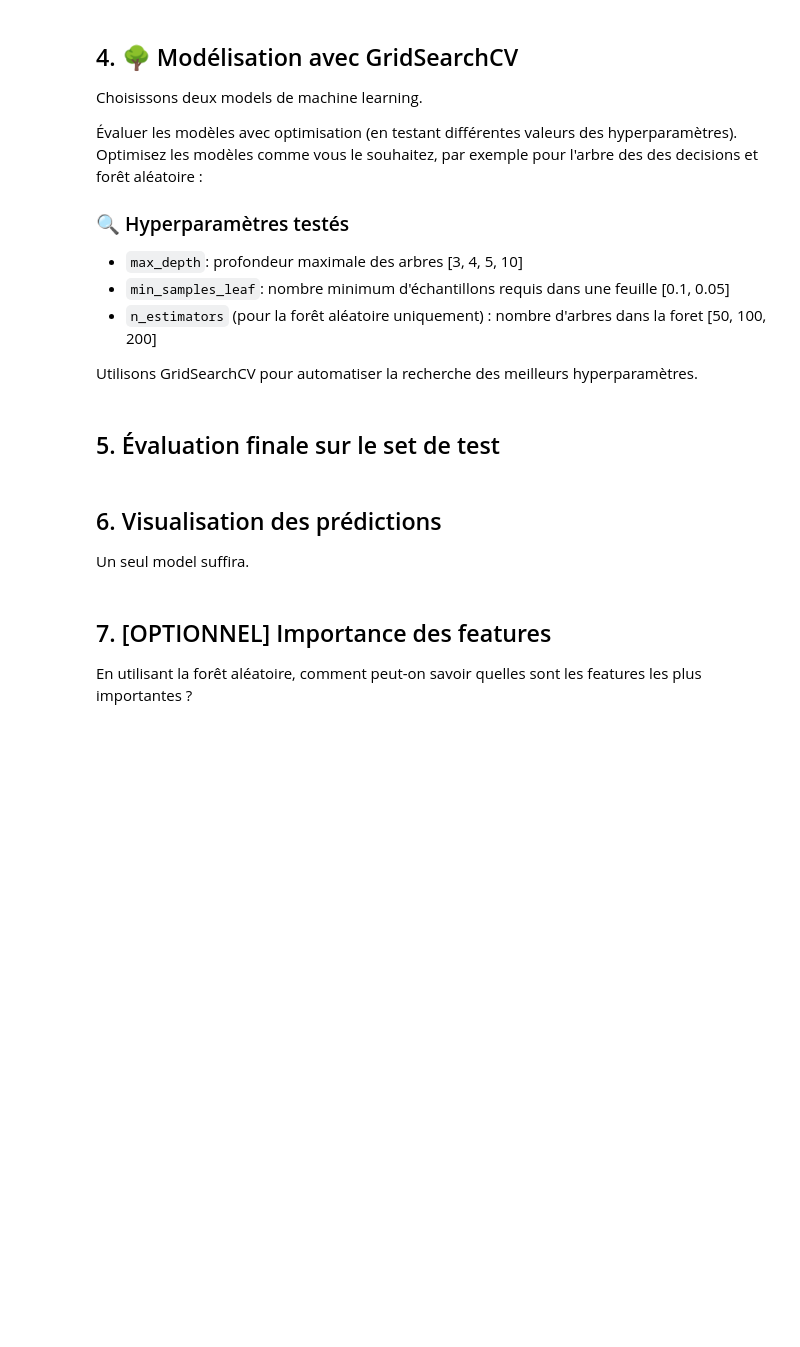
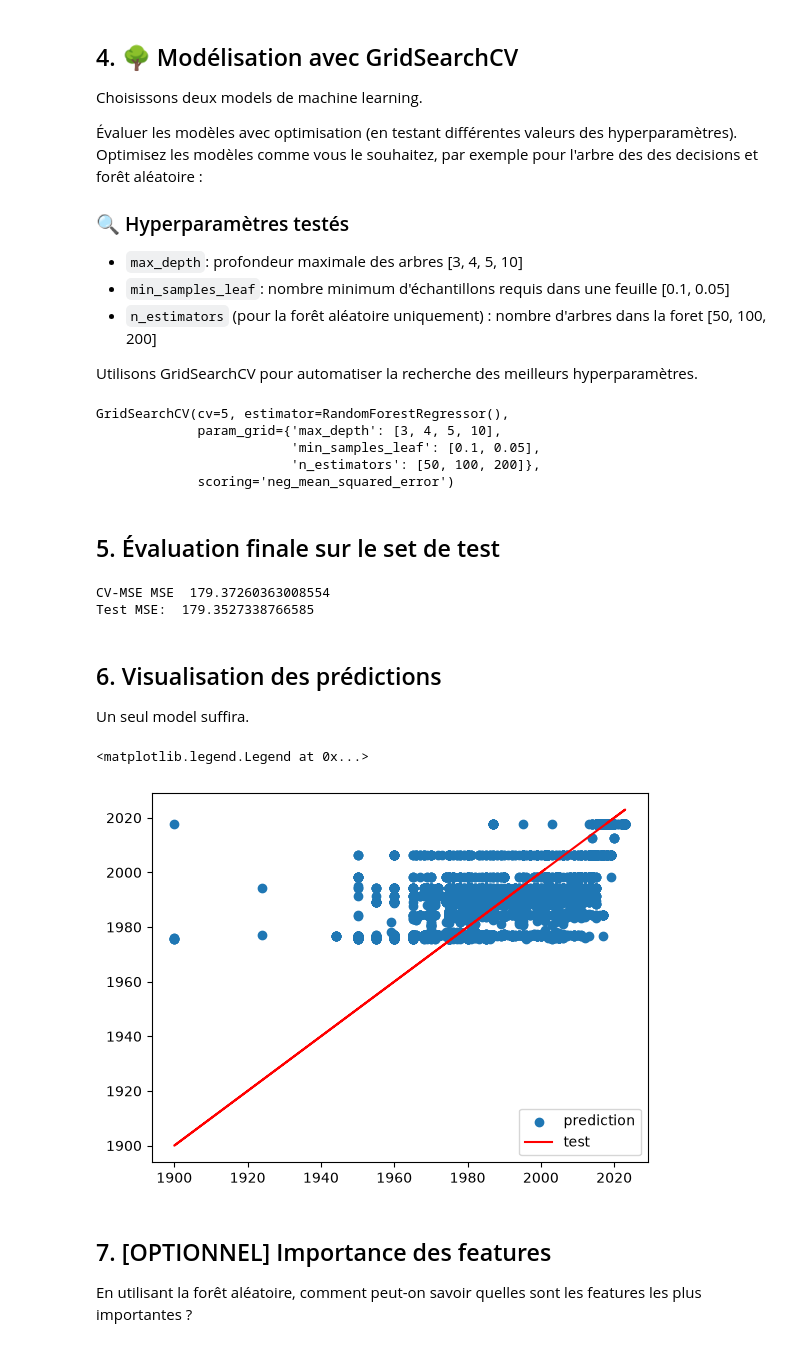
Before and after one commit to srcccninta/ML1, a Jupyter notebook: Notebooks/ML12_GridSearch_RandomForest.ipynb, the cells around one changed output. Cells and saved outputs as stored; diff of their text form; code cells hidden in the pictures; blank space fills up the shorter version.

```diff
--- a/Notebooks/ML12_GridSearch_RandomForest.ipynb
+++ b/Notebooks/ML12_GridSearch_RandomForest.ipynb
@@ -20,0 +61,16 @@ Avant d'optimiser les hyperparamètres, évaluons un modèle avec les paramètre
+# %%
+# Validation croisée initiale sans optimisation des hyperparamètres
+# On peut aussi imprimer les scores MSE ou MAE de chaque cross-validation.
+
+model_0 = RandomForestRegressor(max_depth=5)
+model_0.fit(X_prepared, y_train)
+
+# predict y values for testing data set
+y_pred_test = cross_val_predict(model_0, X_test_prepared, y_test, cv = 5)
+mse_test = mean_squared_error(y_test, y_pred_test)
+print('test MSE: {0}'.format(mse_test))
+
+#Cross-validation
+cv_scores = cross_val_score(model_0, X_prepared, y_train, cv = 5, scoring='neg_mean_squared_error')
+print('mean CV MSE:',np.mean(-cv_scores))
+print(-cv_scores)
@@ -33,11 +93,41 @@ Optimisez les modèles comme vous le souhaitez, par exemple pour l'arbre des des
 
 Utilisons GridSearchCV pour automatiser la recherche des meilleurs hyperparamètres.
 # %%
-# Optimisation des hyperparamètres avec GridSearchCV et on peut imprimer les score MSE ou MAE de chauque cross-validation.
+# Optimisation des hyperparamètres avec GridSearchCV et on peut imprimer les score MSE ou MAE de chaque cross-validation.
+#pipeline = Pipeline(
+#        ("classifier", RandomForestRegressor())
+#)
+
+param_grid = {
+    'max_depth': [3, 4, 5, 10],
+    'min_samples_leaf': [0.1, 0.05],
+    'n_estimators': [50, 100, 200]
+}
+
+#ridge needs sparce = False
+forest_grid = GridSearchCV(RandomForestRegressor(), param_grid, cv=5, scoring='neg_mean_squared_error')
+forest_grid.fit(X_prepared, y_train)
+# %% [output]
+GridSearchCV(cv=5, estimator=RandomForestRegressor(),
+             param_grid={'max_depth': [3, 4, 5, 10],
+                         'min_samples_leaf': [0.1, 0.05],
+                         'n_estimators': [50, 100, 200]},
+             scoring='neg_mean_squared_error')
 # %% [markdown]
 ## 5. Évaluation finale sur le set de test
 # %%
 # Code pour l'evaluation du meilleur modèle sur le set de test.
+forresults = pd.DataFrame(forest_grid.cv_results_)
+
+y_pred = forest_grid.predict(X_test_prepared)
+mse = mean_squared_error(y_test, y_pred)
+best_cv_mse = -forest_grid.best_score_
+
+print('CV-MSE MSE ', best_cv_mse)
+print('Test MSE: ', mse)
+# %% [output]
+CV-MSE MSE  179.37260363008554
+Test MSE:  179.3527338766585
 # %% [markdown]
 ## 6. Visualisation des prédictions
 Un seul model suffira.
@@ -46,3 +134,11 @@ Un seul model suffira.
+# %%
+# Visualisation des prédictions.
+plt.scatter(y_test, y_pred)
+plt.plot(y_test,y_test, 'r')
+plt.legend(['prediction','test'])
+# %% [output]
+<matplotlib.legend.Legend at 0x...>
+[figure, added]
 # %% [markdown]
 ## 7. [OPTIONNEL] Importance des features
 
```
Also changed, not shown: parts of 10 cells of this notebook.
